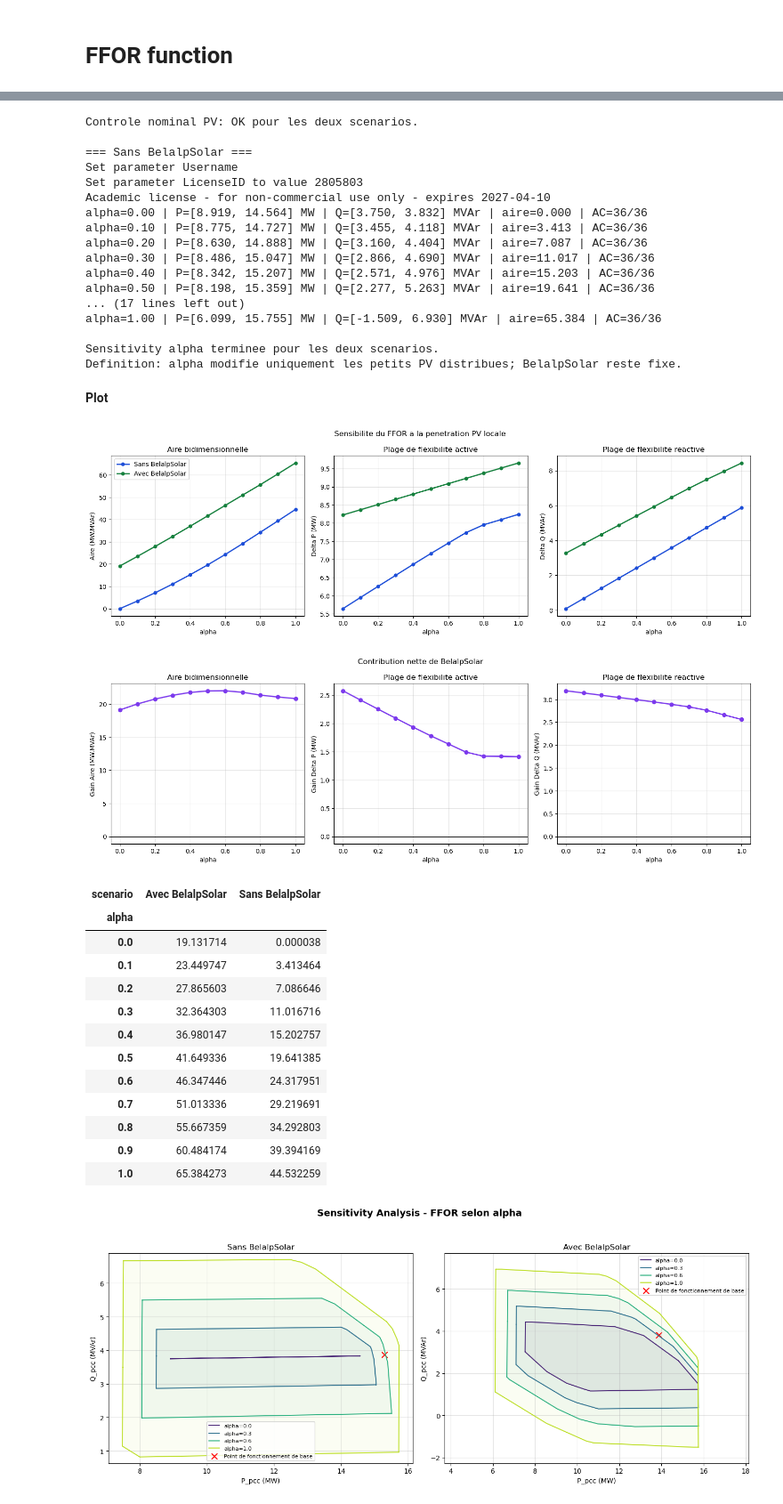
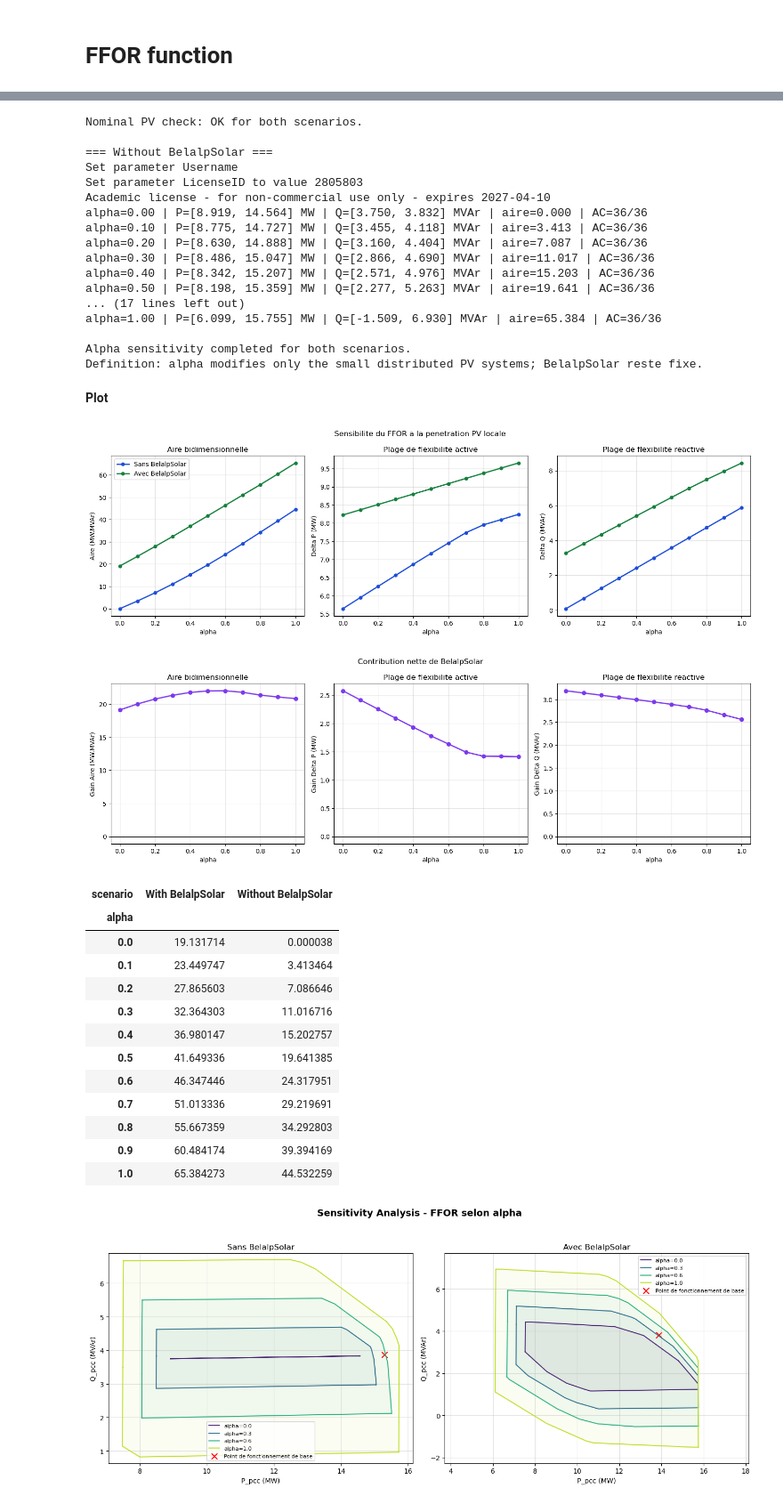
Before and after one commit to Jad-Lostan/Swiss-PDGs, a Jupyter notebook: BELALP/sensitivity_analysis.ipynb, the cells around one changed output, grey strips where cells are left out. Shown at 89% size. Drawn from its saved outputs; the diff is of its cells as text; code cells hidden in the pictures.

Commit message:
Finito Pipo pour Jad!

```diff
--- a/BELALP/sensitivity_analysis.ipynb
+++ b/BELALP/sensitivity_analysis.ipynb
@@ -23,15 +23,15 @@ locals().update(d)
 scenario_file = data_dir / "ffor_grid_scenarios.pkl"
 if not scenario_file.exists():
     raise FileNotFoundError(
-        f"Impossible de trouver {scenario_file}. Execute d'abord grid_generation_belalp.ipynb."
+        f"Unable to find {scenario_file}. Run first grid_generation_belalp.ipynb."
     )
 with open(scenario_file, "rb") as f_pkl:
     scenarios = pickle.load(f_pkl)
 
 scenario_keys = ["without_belalp", "with_belalp"]
 scenario_labels = {
-    "without_belalp": "Sans BelalpSolar",
-    "with_belalp": "Avec BelalpSolar",
+    "without_belalp": "Without BelalpSolar",
+    "with_belalp": "With BelalpSolar",
 }
 scenario_colors = {
     "without_belalp": "#1D4ED8",
@@ -41,12 +41,12 @@ scenario_colors = {
 base_alpha = float(globals().get("alpha", 0.3))
 base_cos_phi = float(globals().get("cos_phi", 0.95))
 
-print("Donnees chargees depuis ffor_data.pkl")
+print("Data loaded from ffor_data.pkl")
 for key in scenario_keys:
     scenario = scenarios[key]
     print(
         f"{scenario_labels[key]}: {scenario['n_nodes']} bus, "
-        f"{len(scenario['line_data'])} lignes, "
+        f"{len(scenario['line_data'])} lines, "
         f"P_base={float(scenario['P_base']):.3f} MW, "
         f"Q_base={float(scenario['Q_base']):.3f} MVAr"
     )
@@ -541,14 +541,14 @@ def assert_base_controls_match_scenario(scenario):
 # %%
 # ============================================================
-# SENSITIVITY ANALYSIS - Parametre alpha, avec et sans BelalpSolar
+# SENSITIVITY ANALYSIS - Alpha parameter, with and without BelalpSolar
 # ============================================================
 
 assert SENSITIVITY_MODEL_VERSION == "2026-06-07-corrected-v2", (
-    "Redemarre le noyau puis execute toutes les cellules dans l'ordre."
+    "Restart the kernel and then run all cells in order."
 )
 for scenario_key in scenario_keys:
     assert_base_controls_match_scenario(scenarios[scenario_key])
-print("Controle nominal PV: OK pour les deux scenarios.")
+print("Nominal PV check: OK for both scenarios.")
 
 alpha_list = np.linspace(0, 1, 11)
 sensitivity_results = {}
@@ -577,7 +577,7 @@ for scenario_key in scenario_keys:
             f"alpha={alpha_test:.2f} | "
             f"P=[{min(ffor['P']):.3f}, {max(ffor['P']):.3f}] MW | "
             f"Q=[{min(ffor['Q']):.3f}, {max(ffor['Q']):.3f}] MVAr | "
-            f"aire={ffor['area']:.3f} | "
+            f"area={ffor['area']:.3f} | "
             f"AC={ffor['n_valid']}/{n_angles}"
         )
     base_key = min(
@@ -591,20 +591,20 @@ for scenario_key in scenario_keys:
 base_without = sensitivity_results["without_belalp"]["base"]
 if ffor_spans(base_without)["P_span_MW"] < 1.0:
     raise AssertionError(
-        "Largeur active anormalement faible sans BelalpSolar. "
-        "Verifie que P_hp a bien lb=-GRB.INFINITY et redemarre le noyau."
+        "Abnormally small active-power span without BelalpSolar. "
+        "Check that P_hp has lb=-GRB.INFINITY and restart the kernel."
     )
 
 print()
-print("Sensitivity alpha terminee pour les deux scenarios.")
+print("Alpha sensitivity completed for both scenarios.")
 print(
-    "Definition: alpha modifie uniquement les petits PV distribues; "
-    "BelalpSolar reste fixe."
+    "Definition: alpha modifies only the small distributed PV systems; "
+    "BelalpSolar remains fixed."
 )
 # %% [output]
-Controle nominal PV: OK pour les deux scenarios.
+Nominal PV check: OK for both scenarios.
 
-=== Sans BelalpSolar ===
+=== Without BelalpSolar ===
 Set parameter Username
 Set parameter LicenseID to value 2805803
 Academic license - for non-commercial use only - expires 2027-04-10
@@ -617,12 +617,12 @@ alpha=0.50 | P=[8.198, 15.359] MW | Q=[2.277, 5.263] MVAr | aire=19.641 | AC=36/
 ... (17 lines left out)
 alpha=1.00 | P=[6.099, 15.755] MW | Q=[-1.509, 6.930] MVAr | aire=65.384 | AC=36/36
 
-Sensitivity alpha terminee pour les deux scenarios.
-Definition: alpha modifie uniquement les petits PV distribues; BelalpSolar reste fixe.
+Alpha sensitivity completed for both scenarios.
+Definition: alpha modifies only the small distributed PV systems; BelalpSolar reste fixe.
 # %% [markdown]
 **Plot**
 # %%
-# Aire et largeurs du FFOR vs alpha, comparees sans/avec BelalpSolar
+# FFOR area and spans vs alpha, compared without/with BelalpSolar
 
 alpha_area_rows = []
 for scenario_key in scenario_keys:
@@ -648,9 +648,9 @@ alpha_area_df.to_csv(
 )
 
 metric_specs = [
-    ("area_MW_MVAr", "Aire (MW.MVAr)", "Aire bidimensionnelle"),
-    ("P_span_MW", "Delta P (MW)", "Plage de flexibilite active"),
-    ("Q_span_MVAr", "Delta Q (MVAr)", "Plage de flexibilite reactive"),
+    ("area_MW_MVAr", "Area (MW.MVAr)", "Two-dimensional area"),
+    ("P_span_MW", "Delta P (MW)", "Active-power flexibility range"),
+    ("Q_span_MVAr", "Delta Q (MVAr)", "Reactive-power flexibility range"),
 ]
 fig, axes = plt.subplots(1, 3, figsize=(15, 4.8))
 for ax, (column, ylabel, title) in zip(axes, metric_specs):
@@ -672,7 +672,7 @@ for ax, (column, ylabel, title) in zip(axes, metric_specs):
     ax.set_title(title)
     ax.grid(True, alpha=0.35)
 axes[0].legend()
-fig.suptitle("Sensibilite du FFOR a la penetration PV locale")
+fig.suptitle("FFOR sensitivity to local PV penetration")
 plt.tight_layout()
 plt.savefig(
     output_dir / "sensitivity_alpha_area_without_vs_with_belalp.png",
@@ -680,8 +680,8 @@ plt.savefig(
 )
 plt.show()
 
-# Gain apparie apporte par BelalpSolar. Aucun ratio n'est calcule
-# car l'aire sans PV peut etre exactement nulle a alpha=0.
+# Paired gain provided by BelalpSolar. No ratio is calculated
+# because the area without PV can be exactly zero at alpha=0.
 paired_alpha = alpha_area_df.pivot(
     index="alpha",
     columns="scenario_key",
@@ -693,35 +693,35 @@ for ax, (column, ylabel, title) in zip(axes, metric_specs):
         paired_alpha[(column, "with_belalp")]
         - paired_alpha[(column, "without_belalp")]
     )
     ax.plot(gain.index, gain.values, "o-", color="#7C3AED", linewidth=2)
     ax.axhline(0, color="black", linewidth=1)
     ax.set_xlabel("alpha")
     ax.set_ylabel(f"Gain {ylabel}")
     ax.set_title(title)
     ax.grid(True, alpha=0.35)
-fig.suptitle("Contribution nette de BelalpSolar")
+fig.suptitle("Net contribution of BelalpSolar")
 plt.tight_layout()
 plt.savefig(
     output_dir / "sensitivity_alpha_area_rel_without_vs_with_belalp.png",
     dpi=150,
 )
 plt.savefig(
     output_dir / "sensitivity_alpha_belalp_gain.png",
     dpi=150,
 )
 plt.show()
 
 display(
     alpha_area_df.pivot(
         index="alpha",
         columns="scenario",
         values="area_MW_MVAr",
     )
 )
 # %% [output]
 [figure]
 [figure]
-| scenario | Avec BelalpSolar | Sans BelalpSolar |
+| scenario | With BelalpSolar | Without BelalpSolar |
 | alpha |  |  |
 | 0.0 | 19.131714 | 0.000038 |
 | 0.1 | 23.449747 | 3.413464 |
```
Also changed, not shown: parts of 10 cells of this notebook, 45 other files.
